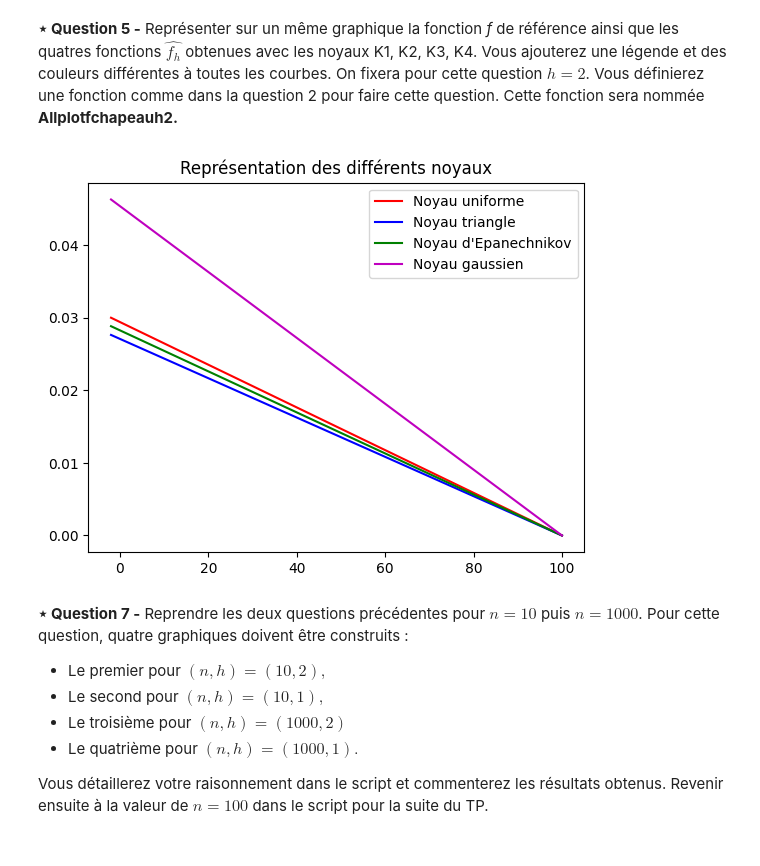
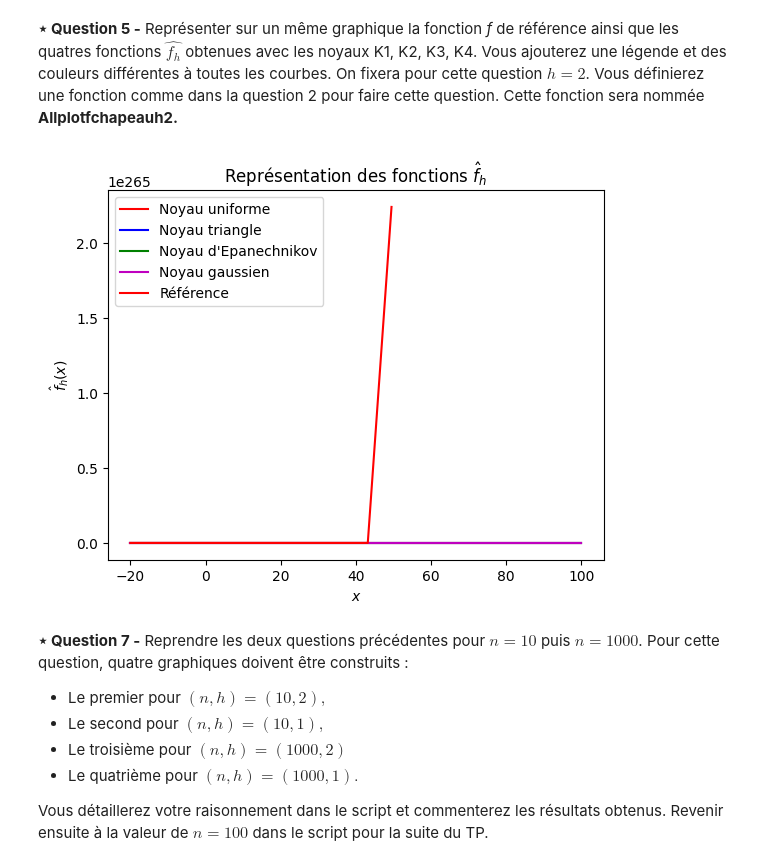
Before and after one commit to Mowibox/SignalLab, a Jupyter notebook: TP3-LONGEOT-THIONGANE-PETIT.ipynb, the cells around one changed output. Cells and saved outputs as stored; diff of their text form; code cells hidden in the pictures.

```diff
--- a/TP3-LONGEOT-THIONGANE-PETIT.ipynb
+++ b/TP3-LONGEOT-THIONGANE-PETIT.ipynb
@@ -80,21 +83,26 @@ def fchapeau(funct, h, X, x): #l'estimation de la densite f (ici la gaussienne s
 **⋆ Question 5 -** Représenter sur un même graphique la fonction *f* de référence ainsi que les quatres fonctions $\hat{f_h}$ obtenues avec les noyaux K1, K2, K3, K4. Vous ajouterez une légende et des couleurs différentes à
 toutes les courbes. On fixera pour cette question $h = 2$. Vous définierez une fonction comme dans la question 2 pour faire cette question. Cette fonction sera nommée **Allplotfchapeauh2.**
 # %%
+def reference(x):
+    return 1/(np.sqrt(2 * np.pi)) * np.exp((-x)**2/(2**2))
+
 def Allplotfchapeauh2(xmin, xmax, pas, col1, col2, col3, col4, colref):
     h = 2
     x = np.linspace(xmin, xmax, pas)
     plt.plot(x, fchapeau(K1, h, X, x), '{}'.format(col1), label = 'Noyau uniforme')
     plt.plot(x, fchapeau(K2, h, X, x), '{}'.format(col2), label = 'Noyau triangle')
     plt.plot(x, fchapeau(K3, h, X, x), '{}'.format(col3), label = "Noyau d'Epanechnikov")
     plt.plot(x, fchapeau(K4, h, X, x), '{}'.format(col4), label = 'Noyau gaussien')
-    plt.plot(x, fchapeau(K4, h, X, x), '{}'.format(col4), label = 'Référence')
-    plt.title("Représentation des différents noyaux")
+    plt.plot(x, reference(x), '{}'.format(colref), label = 'Référence')
+    plt.title("Représentation des fonctions $\hat{f}_h$")
+    plt.xlabel("$x$")
+    plt.ylabel("$\hat{f}_h(x)$")
     plt.legend()
     plt.show()
 
-Allplotfchapeauh2(100, -2, 2, 'r', 'b', 'g', 'm', 'r')
+Allplotfchapeauh2(100, -20, 20, 'r', 'b', 'g', 'm', 'r')
 # %% [output]
-[figure, old version]
+[figure, new version]
 # %% [markdown]
 **⋆ Question 7 -** Reprendre les deux questions précédentes pour $n = 10$ puis $n = 1000$. Pour cette question, quatre graphiques doivent être construits :
 * Le premier pour $(n, h) = (10, 2), $
```
Also changed, not shown: parts of 2 cells of this notebook.
